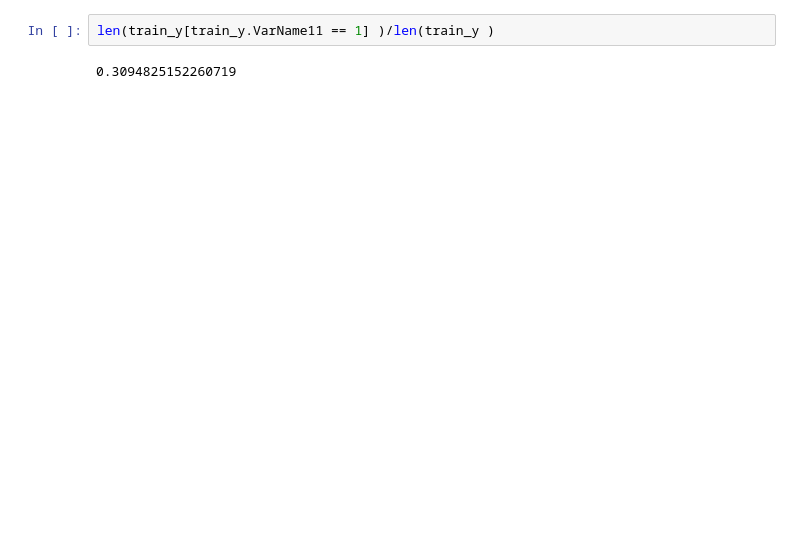
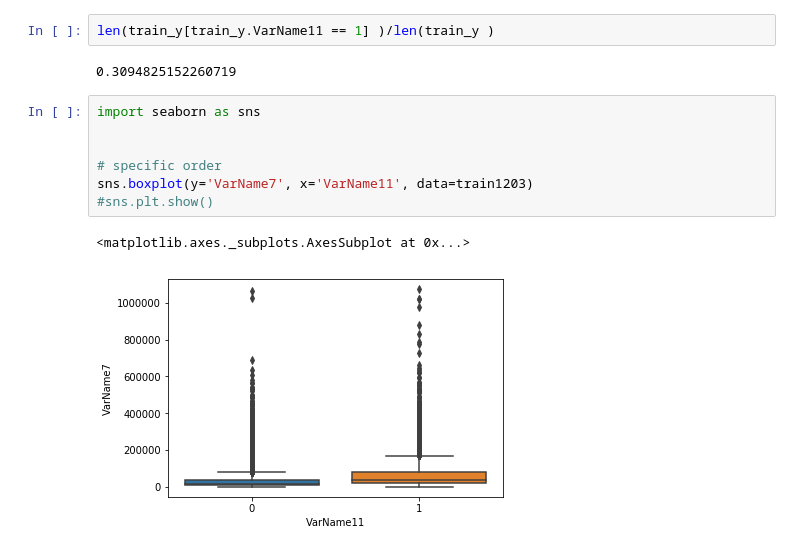
Before and after one commit to Raymonna/numerical-computation-p, a Jupyter notebook: Untitled8.ipynb, the cells around one changed output. Drawn from its saved outputs; the diff is of its cells as text; blank space fills up the shorter version.

```diff
--- a/Untitled8.ipynb
+++ b/Untitled8.ipynb
@@ -215,3 +276,13 @@ print(accuracy)
 len(train_y[train_y.VarName11 == 1] )/len(train_y )
 # %% [output]
 0.3094825152260719
+# %%
+import seaborn as sns
+
+
+# specific order
+sns.boxplot(y='VarName7', x='VarName11', data=train1203)
+#sns.plt.show()
+# %% [output]
+<matplotlib.axes._subplots.AxesSubplot at 0x...>
+[figure, added]
```
Also changed, not shown: parts of 11 cells of this notebook.
